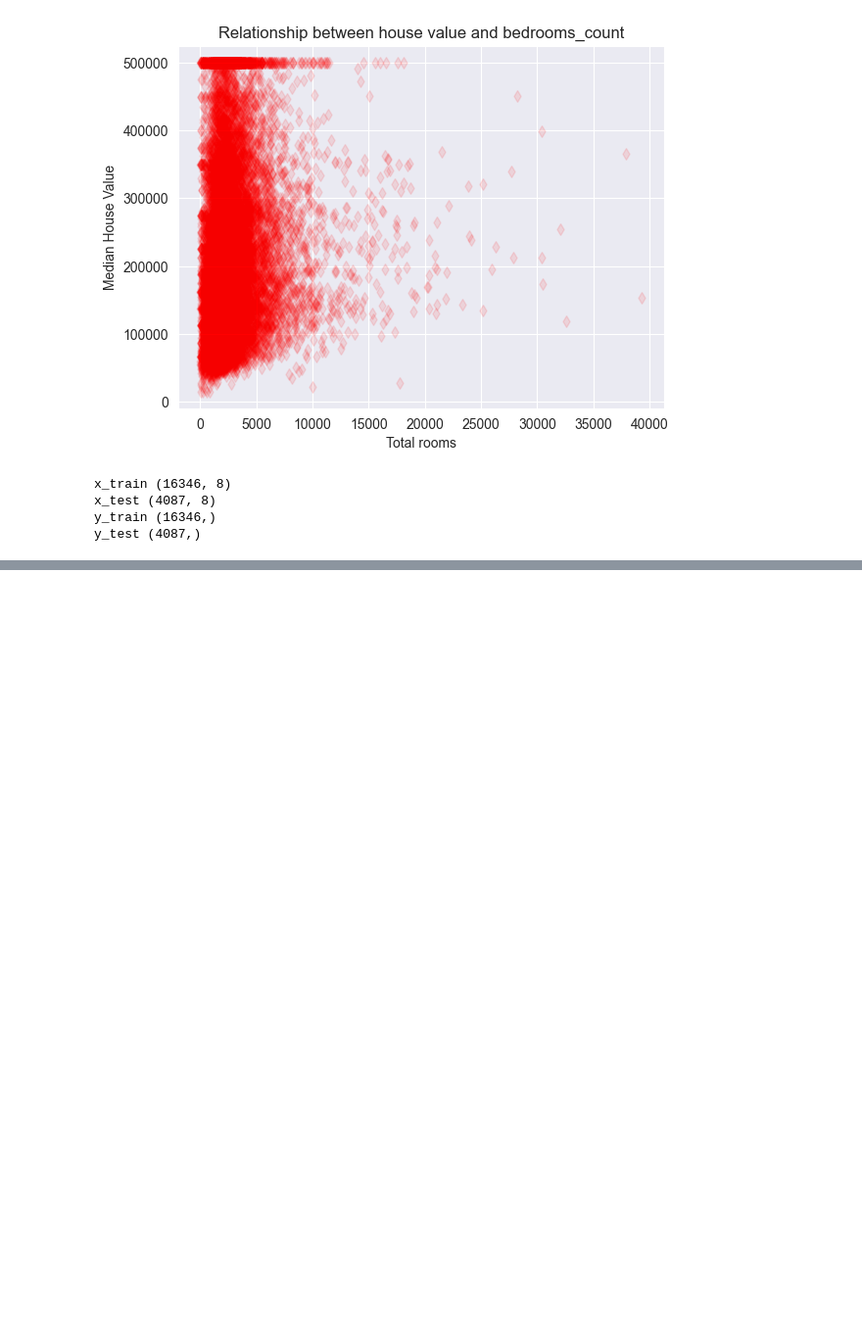
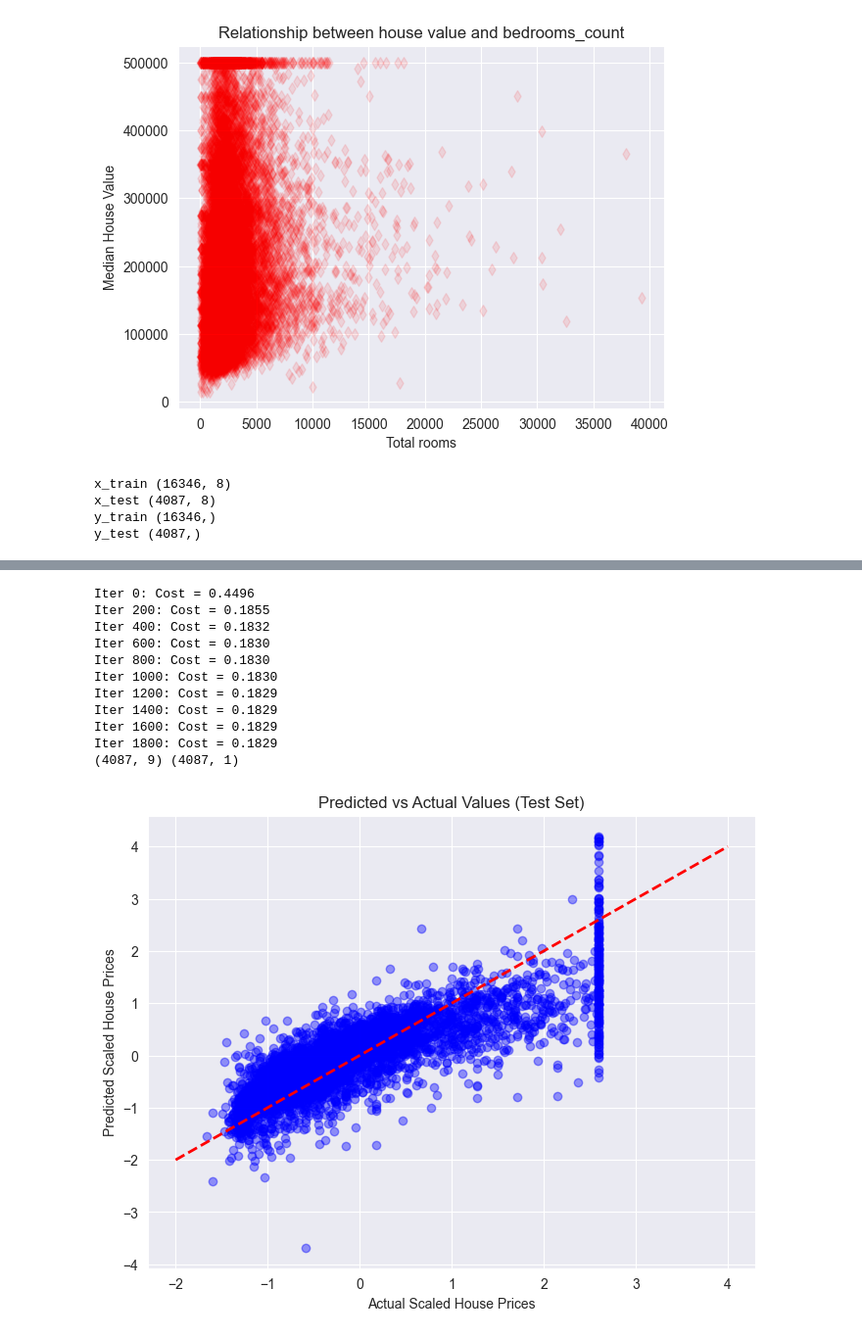
Before and after one commit to agarwalharsh2156/AI-Training, a Jupyter notebook: Week2/ML_Training/CalHousePrices.ipynb, the cells around one changed output, grey strips where cells are left out. Shown at 98% size. Cells and saved outputs as stored; diff of their text form; code cells hidden in the pictures; blank space fills up the shorter version.

```diff
--- a/Week2/ML_Training/CalHousePrices.ipynb
+++ b/Week2/ML_Training/CalHousePrices.ipynb
@@ -284,0 +360,58 @@ y_test_uni = y_test
+# %%
+
+# 3. Vectorized Cost Function
+def cost_function(X, y, weight):
+    m = X.shape[0]
+    y_pred = X @ weight
+    cost = np.sum((y_pred - y) ** 2) / (2 * m)
+    return cost
+
+# 4. Vectorized Gradient
+def compute_gradient(X, y, weight):
+    m = X.shape[0]
+    y_pred = X @ weight         # Prediction vector
+    error = y_pred - y          # Error vector
+    gradient = (1/m) * (X.T @ error)        # shape (9, 1)
+    return gradient
+
+# 5. Gradient Descent
+def gradient_descent(X, y, weight, alpha, iterations):
+    cost_history = []
+    for i in range(iterations):
+        gradient = compute_gradient(X, y, weight)
+        weight = weight - alpha * gradient
+        current_cost = cost_function(X, y, weight)
+        cost_history.append(current_cost)
+
+        if i % 200 == 0:
+            print(f"Iter {i}: Cost = {current_cost:.4f}")
+    return weight, cost_history
+# %%
+theta = np.zeros((X_train_b.shape[1], 1))   # (9, 1)
+
+theta_final, cost_history = gradient_descent(X_train_b, scaled_y_train, theta, alpha=0.1, iterations=2000)
+y_pred_scaled = X_test_b @ theta_final
+
+print(X_test_b.shape, y_pred_scaled.shape)
+
+plt.figure(figsize=(8, 6))
+plt.scatter(scaled_y_test, y_pred_scaled, alpha=0.4, c='blue')
+plt.plot([-2, 4], [-2, 4], 'r--', linewidth=2)   # ideal line where predicted = actual
+plt.xlabel('Actual Scaled House Prices')
+plt.ylabel('Predicted Scaled House Prices')
+plt.title('Predicted vs Actual Values (Test Set)')
+plt.grid(True)
+plt.show()
+# %% [output]
+Iter 0: Cost = 0.4496
+Iter 200: Cost = 0.1855
+Iter 400: Cost = 0.1832
+Iter 600: Cost = 0.1830
+Iter 800: Cost = 0.1830
+Iter 1000: Cost = 0.1830
+Iter 1200: Cost = 0.1829
+Iter 1400: Cost = 0.1829
+Iter 1600: Cost = 0.1829
+Iter 1800: Cost = 0.1829
+(4087, 9) (4087, 1)
+[figure, added]
```
Also changed, not shown: parts of 14 cells of this notebook, 3 other files.
